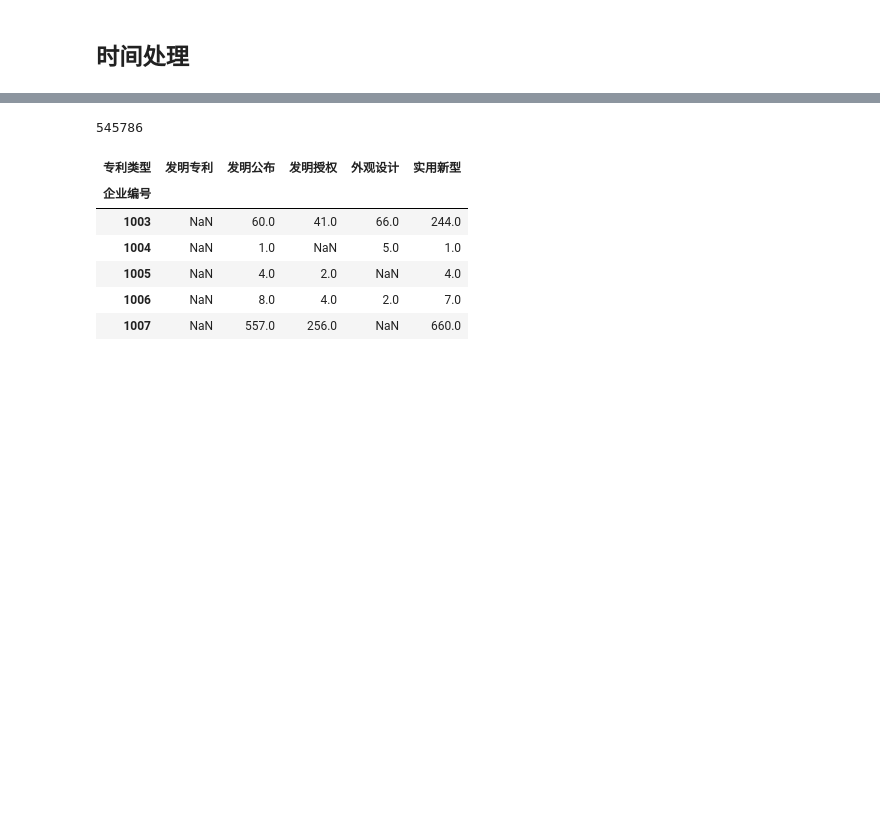
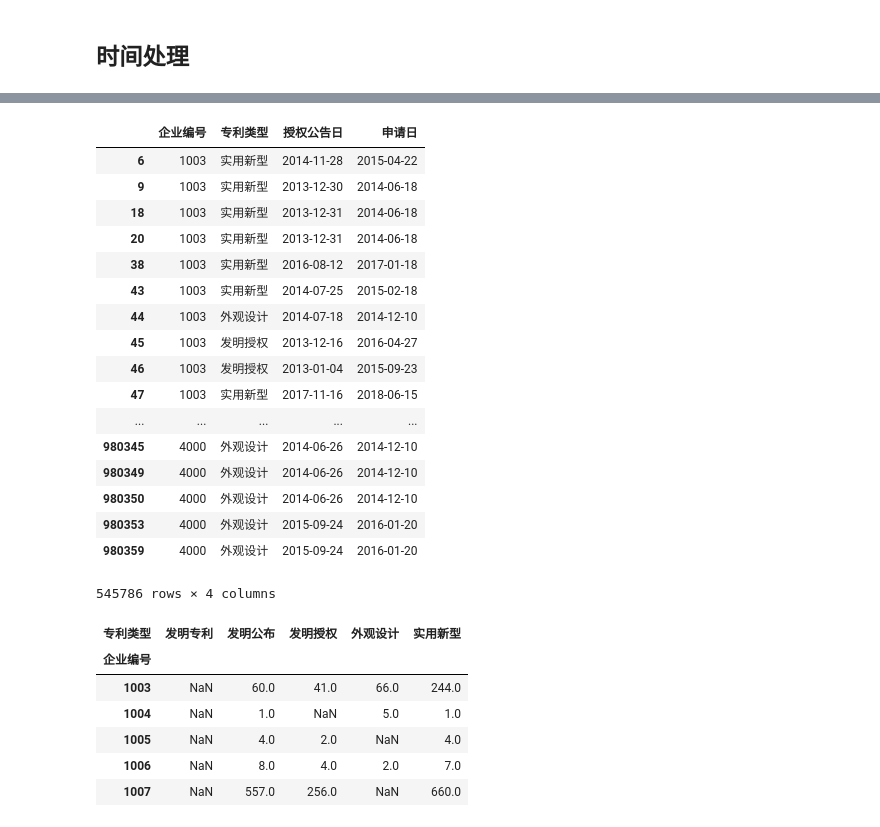
Before and after one commit to AlanConstantine/ISI-WorldCup2019, a Jupyter notebook: Code/Preprocessing/zhuanli_preprocess.ipynb, the cells around one changed output, grey strips where cells are left out. Saved outputs shown, nothing was run; the diff lists cells and outputs as text; code cells hidden in the pictures; blank space fills up the shorter version.

```diff
--- a/Code/Preprocessing/zhuanli_preprocess.ipynb
+++ b/Code/Preprocessing/zhuanli_preprocess.ipynb
@@ -87,9 +132,28 @@ df_zhuanli['申请日'] = pd.to_datetime(df_zhuanli['申请日'])
 # %%
 filter_df_zhuanli = df_zhuanli.loc[(abs(df_zhuanli['申请日'].sub(pd.to_datetime(
     time.strftime('%Y-%m-%d', time.localtime(time.time()))), axis=0).dt.days)/365) <= 5]
-len(file_df_zhuanli)
+# df_zhuanli.loc[(abs(df_zhuanli['申请日'].sub(pd.to_datetime(
+#     time.strftime('%Y-%m-%d', time.localtime(time.time()))), axis=0).dt.days)/365) <= 5]
+# len(filter_df_zhuanli)
 # %% [output]
+|  | 企业编号 | 专利类型 | 授权公告日 | 申请日 |
+| 6 | 1003 | 实用新型 | 2014-11-28 | 2015-04-22 |
+| 9 | 1003 | 实用新型 | 2013-12-30 | 2014-06-18 |
+| 18 | 1003 | 实用新型 | 2013-12-31 | 2014-06-18 |
+| 20 | 1003 | 实用新型 | 2013-12-31 | 2014-06-18 |
+| 38 | 1003 | 实用新型 | 2016-08-12 | 2017-01-18 |
+| 43 | 1003 | 实用新型 | 2014-07-25 | 2015-02-18 |
+| 44 | 1003 | 外观设计 | 2014-07-18 | 2014-12-10 |
+| 45 | 1003 | 发明授权 | 2013-12-16 | 2016-04-27 |
+| 46 | 1003 | 发明授权 | 2013-01-04 | 2015-09-23 |
+| 47 | 1003 | 实用新型 | 2017-11-16 | 2018-06-15 |
+| ... | ... | ... | ... | ... |
+| 980345 | 4000 | 外观设计 | 2014-06-26 | 2014-12-10 |
+| 980349 | 4000 | 外观设计 | 2014-06-26 | 2014-12-10 |
+| 980350 | 4000 | 外观设计 | 2014-06-26 | 2014-12-10 |
+| 980353 | 4000 | 外观设计 | 2015-09-24 | 2016-01-20 |
+| 980359 | 4000 | 外观设计 | 2015-09-24 | 2016-01-20 |
-545786
+545786 rows × 4 columns
 # %%
 # filter_df_zhuanli=filter_df_zhuanli.drop(columns=['授权公告日', '申请日'])
 new_df_zhuanli = filter_df_zhuanli.groupby(
```
Also changed, not shown: parts of 3 cells of this notebook.
